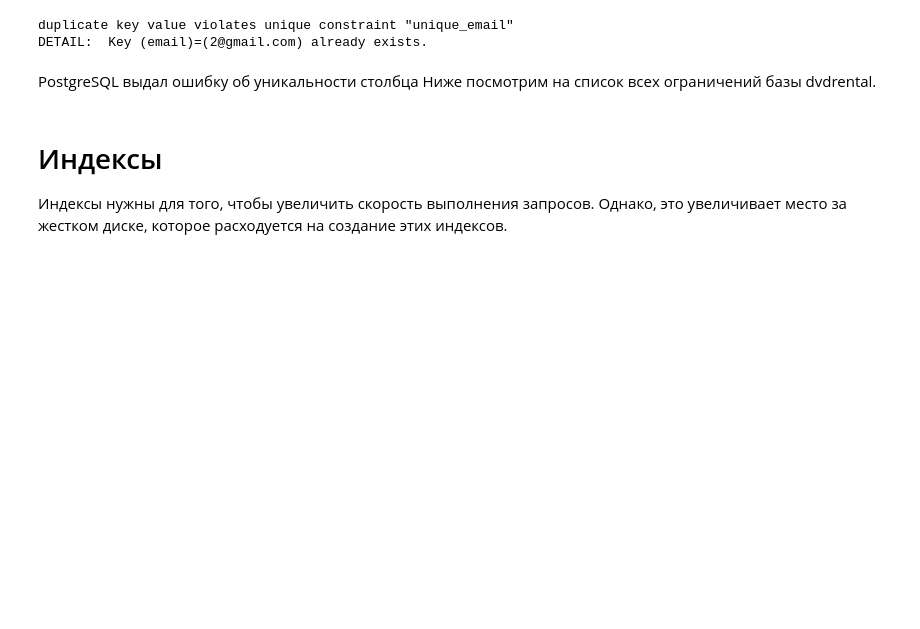
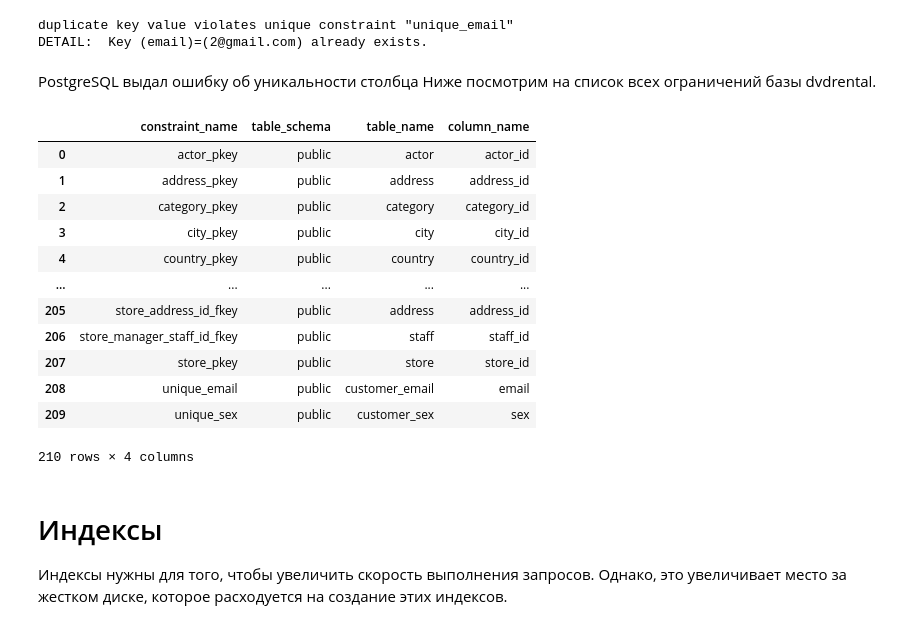
Before and after one commit to iakubovskii7/Development, a Jupyter notebook: 6. Работа с данными/Модификация данных и индексы.ipynb, the cells around one changed output. Cells and saved outputs as stored; diff of their text form; code cells hidden in the pictures; blank space fills up the shorter version.

```diff
--- a/6. Работа с данными/Модификация данных и индексы.ipynb
+++ b/6. Работа с данными/Модификация данных и индексы.ipynb
@@ -97,18 +106,31 @@ PostgreSQL выдал ошибку об уникальности столбца
 # %%
 sql_query("""
 select pgc.conname as constraint_name,
        ccu.table_schema as table_schema,
        ccu.table_name,
        ccu.column_name
 from pg_constraint pgc
 join pg_namespace nsp on nsp.oid = pgc.connamespace
 join pg_class  cls on pgc.conrelid = cls.oid
 left join information_schema.constraint_column_usage ccu
           on pgc.conname = ccu.constraint_name
           and nsp.nspname = ccu.constraint_schema
-where contype ='c'
 order by pgc.conname;
 """)
+# %% [output]
+|  | constraint_name | table_schema | table_name | column_name |
+| 0 | actor_pkey | public | actor | actor_id |
+| 1 | address_pkey | public | address | address_id |
+| 2 | category_pkey | public | category | category_id |
+| 3 | city_pkey | public | city | city_id |
+| 4 | country_pkey | public | country | country_id |
+| ... | ... | ... | ... | ... |
+| 205 | store_address_id_fkey | public | address | address_id |
+| 206 | store_manager_staff_id_fkey | public | staff | staff_id |
+| 207 | store_pkey | public | store | store_id |
+| 208 | unique_email | public | customer_email | email |
+| 209 | unique_sex | public | customer_sex | sex |
+210 rows × 4 columns
 # %% [markdown]
 # Индексы
 
```
Also changed, not shown: parts of 5 cells of this notebook, 3 other files.
